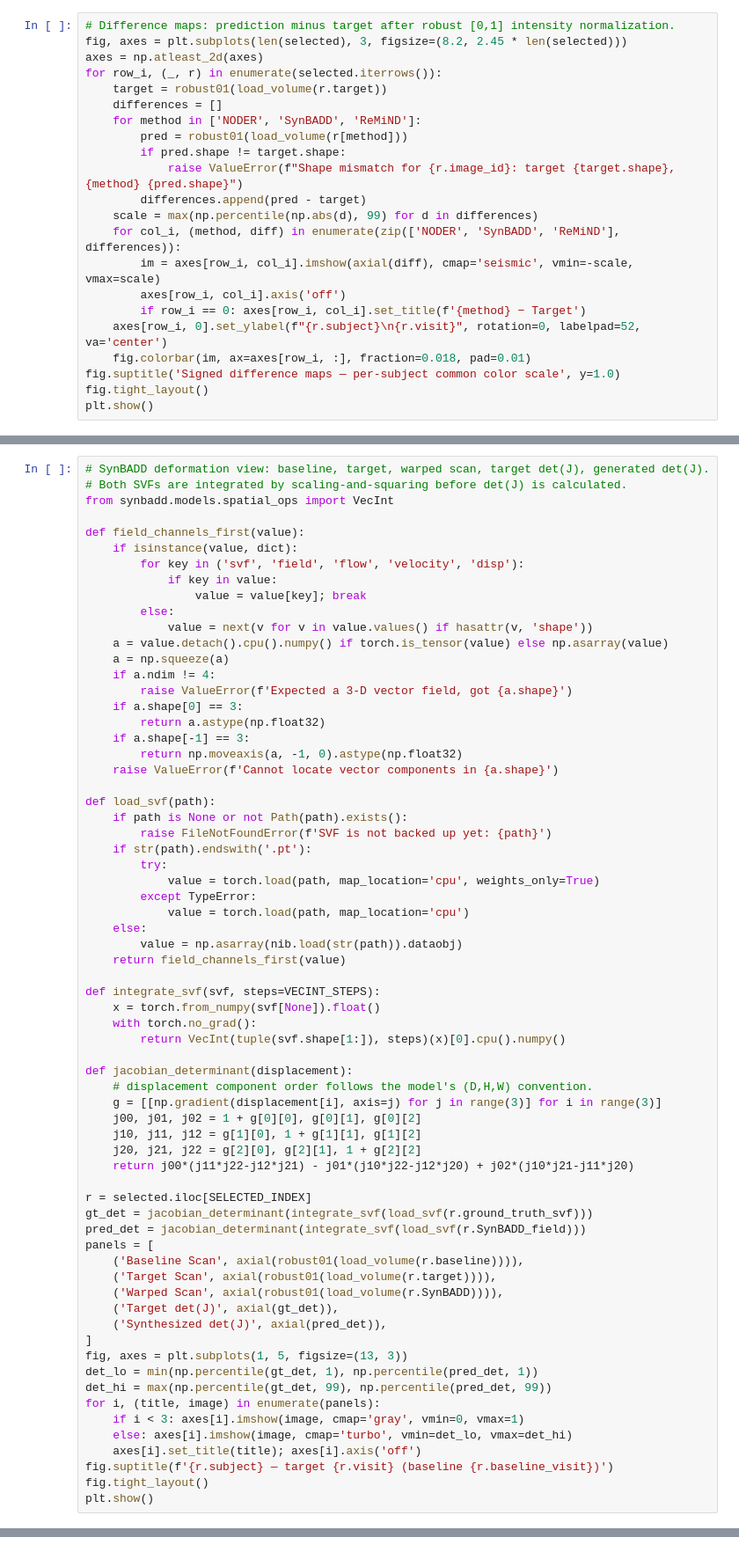
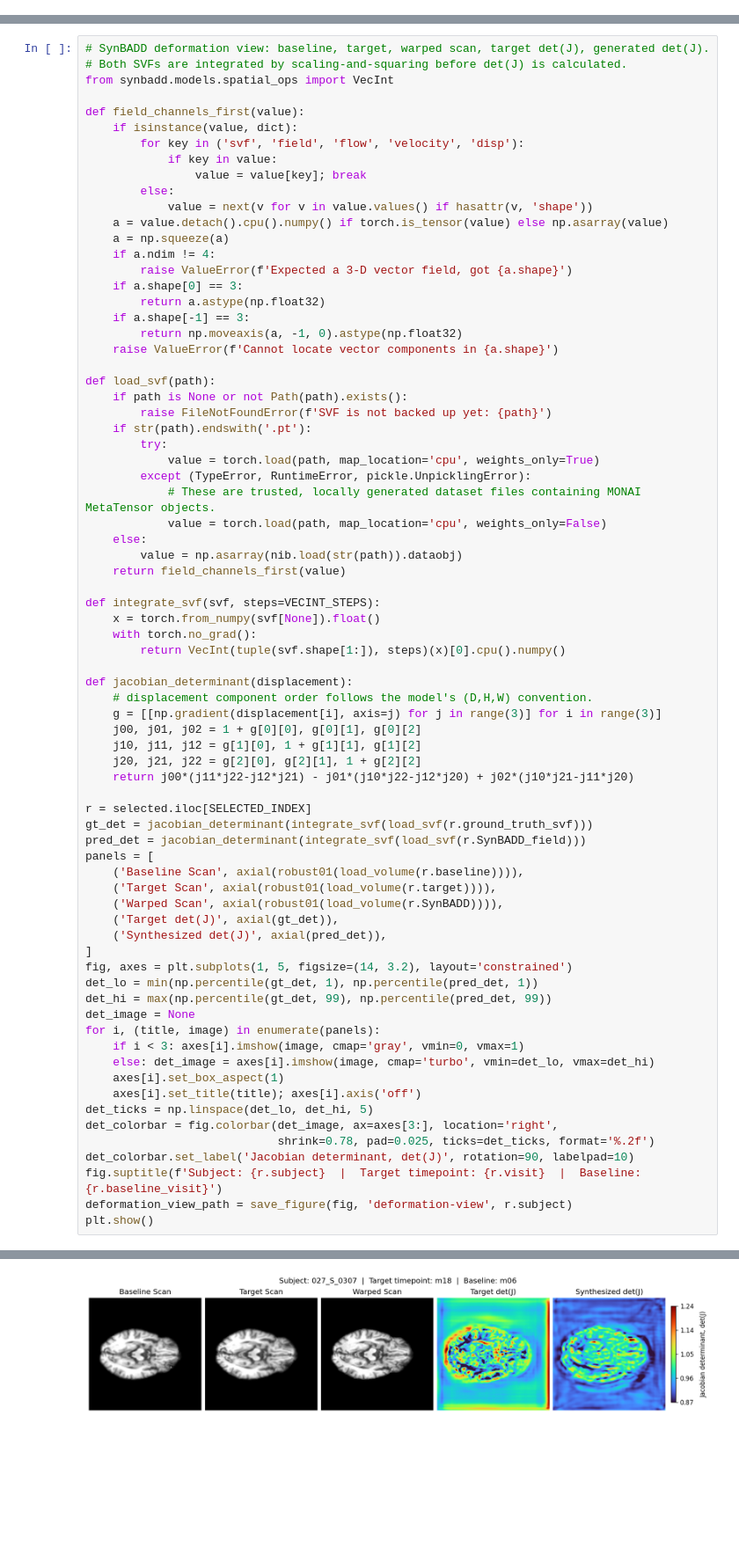
Before and after one commit to anirudhkaushik2003/SYNBADD-rebased, a Jupyter notebook: notebooks/qualitative_sota_comparison.ipynb, the cells around one changed output, grey strips where cells are left out. Shown at 88% size. Saved outputs shown, nothing was run; the diff lists cells and outputs as text; blank space fills up the shorter version.

```diff
--- a/notebooks/qualitative_sota_comparison.ipynb
+++ b/notebooks/qualitative_sota_comparison.ipynb
@@ -177,22 +169,0 @@ plt.show()
-# %%
-# Difference maps: prediction minus target after robust [0,1] intensity normalization.
-fig, axes = plt.subplots(len(selected), 3, figsize=(8.2, 2.45 * len(selected)))
-axes = np.atleast_2d(axes)
-for row_i, (_, r) in enumerate(selected.iterrows()):
-    target = robust01(load_volume(r.target))
-    differences = []
-    for method in ['NODER', 'SynBADD', 'ReMiND']:
-        pred = robust01(load_volume(r[method]))
-        if pred.shape != target.shape:
-            raise ValueError(f"Shape mismatch for {r.image_id}: target {target.shape}, {method} {pred.shape}")
-        differences.append(pred - target)
-    scale = max(np.percentile(np.abs(d), 99) for d in differences)
-    for col_i, (method, diff) in enumerate(zip(['NODER', 'SynBADD', 'ReMiND'], differences)):
-        im = axes[row_i, col_i].imshow(axial(diff), cmap='seismic', vmin=-scale, vmax=scale)
-        axes[row_i, col_i].axis('off')
-        if row_i == 0: axes[row_i, col_i].set_title(f'{method} − Target')
-    axes[row_i, 0].set_ylabel(f"{r.subject}\n{r.visit}", rotation=0, labelpad=52, va='center')
-    fig.colorbar(im, ax=axes[row_i, :], fraction=0.018, pad=0.01)
-fig.suptitle('Signed difference maps — per-subject common color scale', y=1.0)
-fig.tight_layout()
-plt.show()
@@ -224,8 +314,9 @@ def load_svf(path):
     if str(path).endswith('.pt'):
         try:
             value = torch.load(path, map_location='cpu', weights_only=True)
-        except TypeError:
-            value = torch.load(path, map_location='cpu')
+        except (TypeError, RuntimeError, pickle.UnpicklingError):
+            # These are trusted, locally generated dataset files containing MONAI MetaTensor objects.
+            value = torch.load(path, map_location='cpu', weights_only=False)
     else:
         value = np.asarray(nib.load(str(path)).dataobj)
     return field_channels_first(value)
@@ -253,13 +344,20 @@ panels = [
     ('Target det(J)', axial(gt_det)),
     ('Synthesized det(J)', axial(pred_det)),
 ]
-fig, axes = plt.subplots(1, 5, figsize=(13, 3))
+fig, axes = plt.subplots(1, 5, figsize=(14, 3.2), layout='constrained')
 det_lo = min(np.percentile(gt_det, 1), np.percentile(pred_det, 1))
 det_hi = max(np.percentile(gt_det, 99), np.percentile(pred_det, 99))
+det_image = None
 for i, (title, image) in enumerate(panels):
     if i < 3: axes[i].imshow(image, cmap='gray', vmin=0, vmax=1)
-    else: axes[i].imshow(image, cmap='turbo', vmin=det_lo, vmax=det_hi)
+    else: det_image = axes[i].imshow(image, cmap='turbo', vmin=det_lo, vmax=det_hi)
+    axes[i].set_box_aspect(1)
     axes[i].set_title(title); axes[i].axis('off')
-fig.suptitle(f'{r.subject} — target {r.visit} (baseline {r.baseline_visit})')
-fig.tight_layout()
+det_ticks = np.linspace(det_lo, det_hi, 5)
+det_colorbar = fig.colorbar(det_image, ax=axes[3:], location='right',
+                            shrink=0.78, pad=0.025, ticks=det_ticks, format='%.2f')
+det_colorbar.set_label('Jacobian determinant, det(J)', rotation=90, labelpad=10)
+fig.suptitle(f'Subject: {r.subject}  |  Target timepoint: {r.visit}  |  Baseline: {r.baseline_visit}')
+deformation_view_path = save_figure(fig, 'deformation-view', r.subject)
 plt.show()
+# %% [output]
@@ -266,3 +365,4 @@ plt.show()
+[figure, added]
 # %%
 # SOTA slice-level consistency around the middle axial slice for one selected case.
 r = selected.iloc[SELECTED_INDEX]
```
Also changed, not shown: parts of 9 cells of this notebook, 12 other files.
